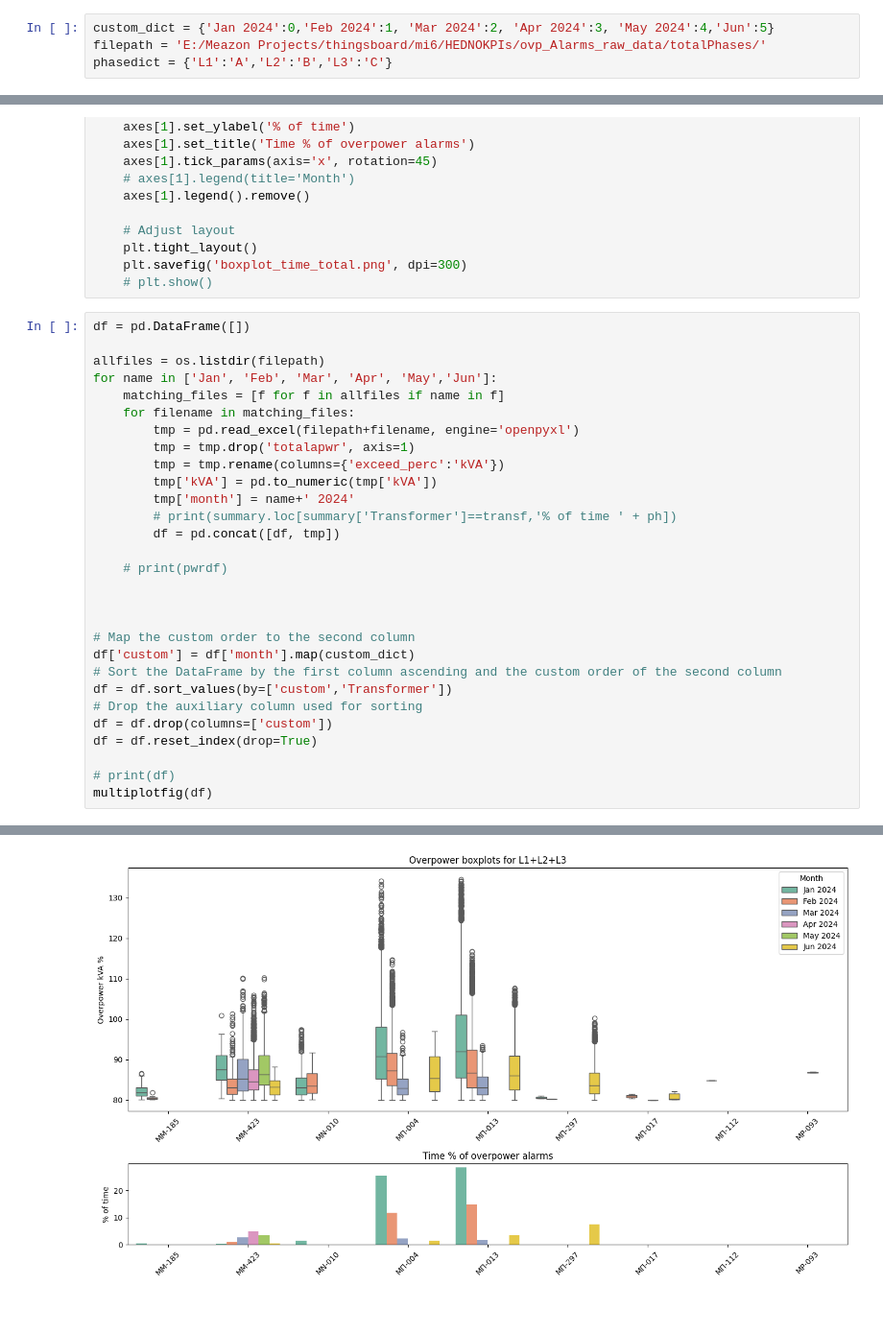
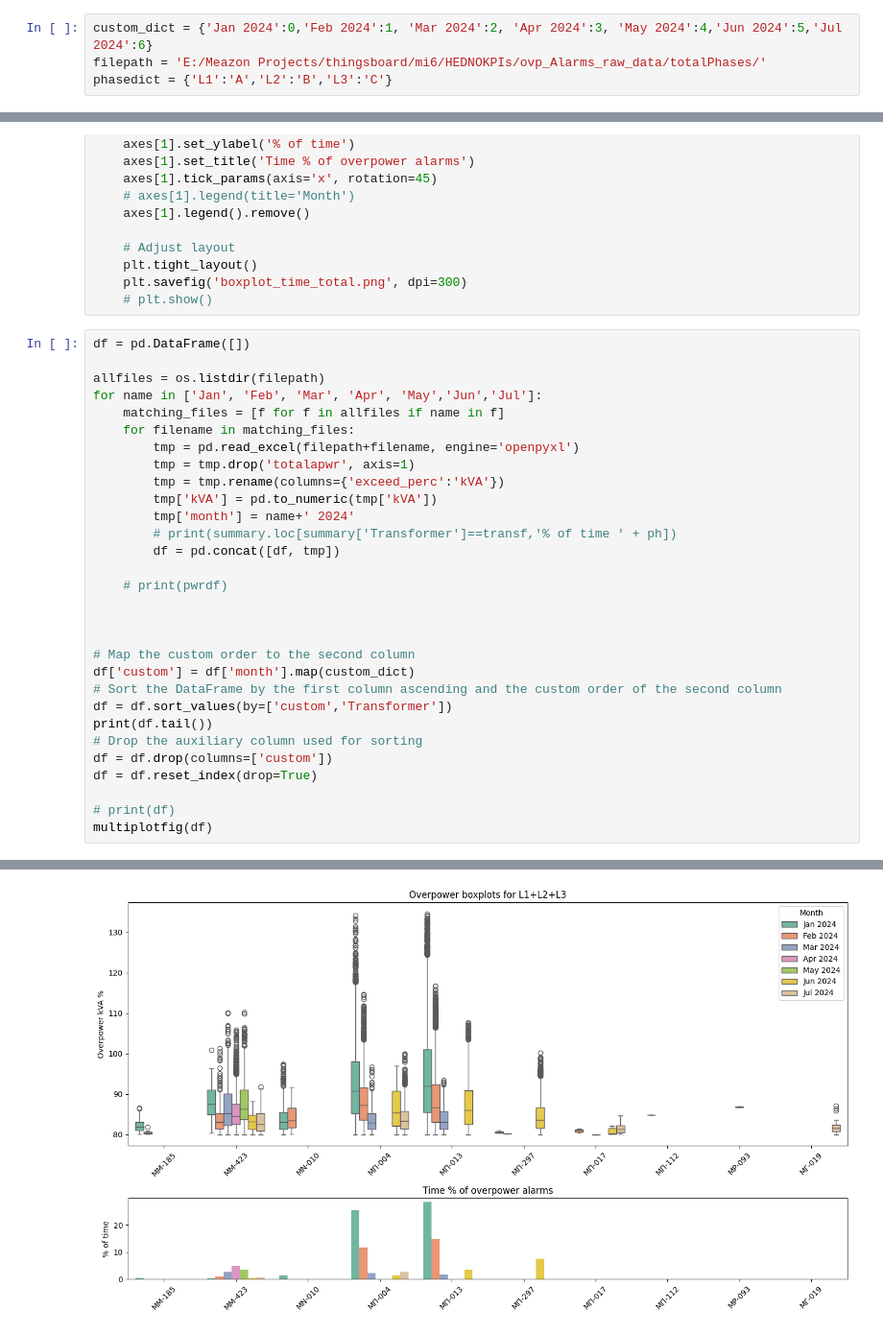
Before and after one commit to AimiliaPapagiannaki/thingsboard, a Jupyter notebook: mi6/HEDNOKPIs/convolutedKPIs/plotKPIs_boxplo_total.ipynb, the cells around one changed output, grey strips where cells are left out. Shown at 96% size. Drawn from its saved outputs; the diff is of its cells as text.

```diff
--- a/mi6/HEDNOKPIs/convolutedKPIs/plotKPIs_boxplo_total.ipynb
+++ b/mi6/HEDNOKPIs/convolutedKPIs/plotKPIs_boxplo_total.ipynb
@@ -7,7 +7,7 @@ import requests
 import numpy as np
 import seaborn as sns
 # %%
-custom_dict = {'Jan 2024':0,'Feb 2024':1, 'Mar 2024':2, 'Apr 2024':3, 'May 2024':4,'Jun':5}
+custom_dict = {'Jan 2024':0,'Feb 2024':1, 'Mar 2024':2, 'Apr 2024':3, 'May 2024':4,'Jun 2024':5,'Jul 2024':6}
 filepath = 'E:/Meazon Projects/thingsboard/mi6/HEDNOKPIs/ovp_Alarms_raw_data/totalPhases/'
 phasedict = {'L1':'A','L2':'B','L3':'C'}
 # %%
@@ -100,7 +100,7 @@ def multiplotfig(df):
 df = pd.DataFrame([])
 
 allfiles = os.listdir(filepath)
-for name in ['Jan', 'Feb', 'Mar', 'Apr', 'May','Jun']:
+for name in ['Jan', 'Feb', 'Mar', 'Apr', 'May','Jun','Jul']:
     matching_files = [f for f in allfiles if name in f]
     for filename in matching_files:
         tmp = pd.read_excel(filepath+filename, engine='openpyxl')
@@ -119,6 +119,7 @@ for name in ['Jan', 'Feb', 'Mar', 'Apr', 'May','Jun']:
 df['custom'] = df['month'].map(custom_dict)
 # Sort the DataFrame by the first column ascending and the custom order of the second column
 df = df.sort_values(by=['custom','Transformer'])
+print(df.tail())
 # Drop the auxiliary column used for sorting
 df = df.drop(columns=['custom'])
 df = df.reset_index(drop=True)
@@ -129 +136 @@ multiplotfig(df)
-[figure, old version]
+[figure, new version]
```
Also changed, not shown: parts of 2 cells of this notebook, 1 other file.
